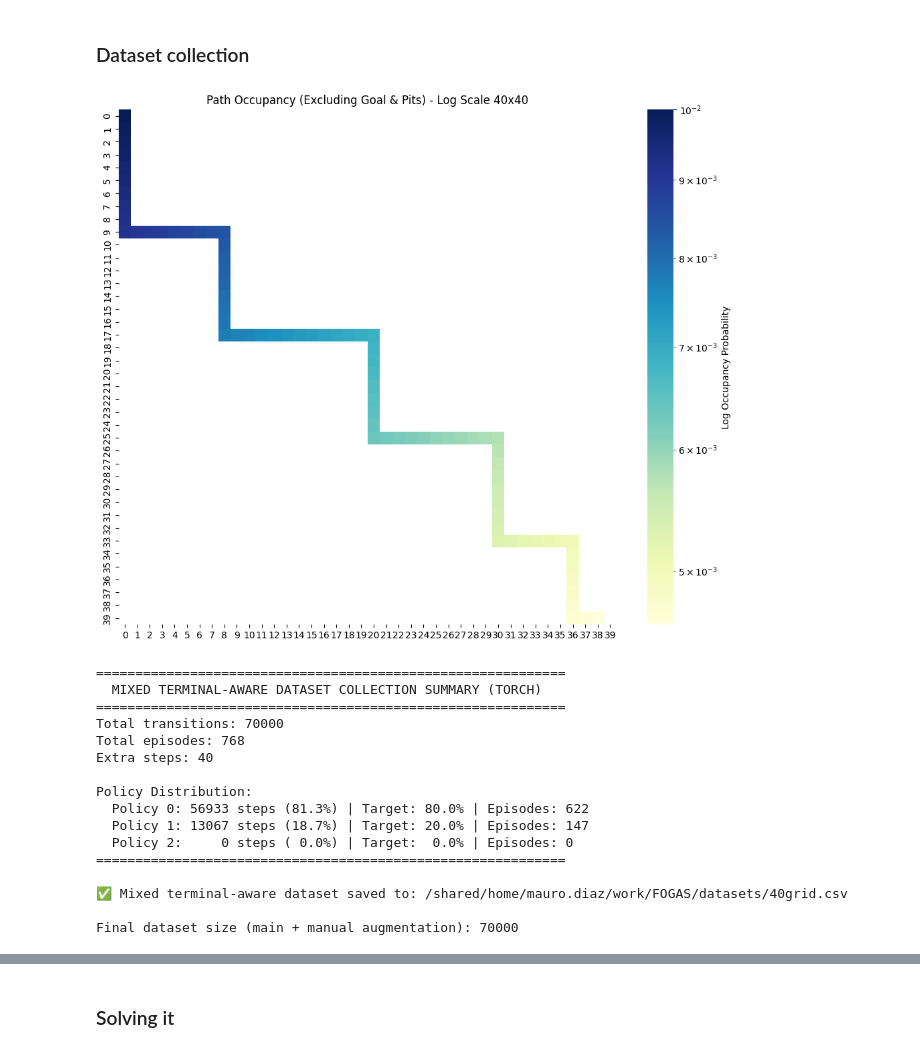
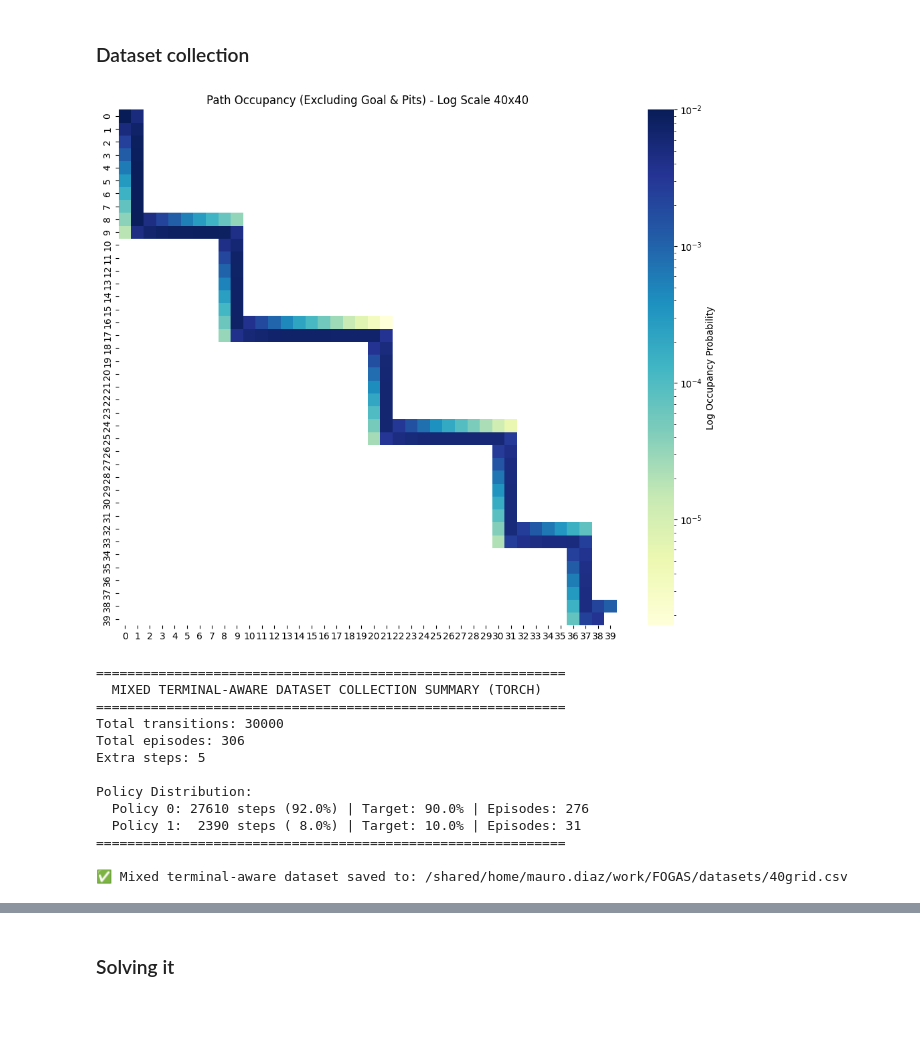
Before and after one commit to maaurod/FOGAS, a Jupyter notebook: testing_vectorized/40grid_opt.ipynb, the cells around one changed output, grey strips where cells are left out. Cells and saved outputs as stored; diff of their text form; code cells hidden in the pictures; blank space fills up the shorter version.

```diff
--- a/testing_vectorized/40grid_opt.ipynb
+++ b/testing_vectorized/40grid_opt.ipynb
@@ -625,9 +790,9 @@ actions_40 = torch.arange(4, dtype=torch.int64)
 mdp_40 = PolicySolver(
     states=states_40,
     actions=actions_40,
-    phi=phi_40_fixed,          # The rigorously aligned feature map
+    phi=phi_40_fixed,
     reward_fn=mdp_data_40["reward_fn"],
-    gamma=mdp_data_40["gamma"],
+    gamma=0.99,
     x0=mdp_data_40["start"],
     P=mdp_data_40["P"]
 )
@@ -697,32 +832,33 @@ plot_grid_with_centers(grid_data=grid_40, centers=fixed_centers)
 # %% [markdown]
 ### Dataset collection
 # %%
-# 1. Get occupancy probabilities for the 40x40 MDP
-probs40 = mdp_40.state_mu_star.detach().cpu().numpy().copy()
+pi_rec = mdp_40.policy_from_optimal_q(mode="set", tie_eps=1e-10)
+mu_rec = mdp_40.occupancy_measure(pi_rec)
+probs40 = mu_rec.reshape(mdp_40.N, mdp_40.A).sum(dim=1).detach().cpu().numpy().copy()
 
 # 2. Mask the Goal/Pits (Terminal States) for better visual scaling
-# Uses the mdp_data_40 containing indices for the 40x40 grid
-terminal_indices_40 = list(mdp_data_40['pits']) + [mdp_data_40['goal']]
-for idx in terminal_indices_40:
+# Uses the mdp1_data containing indices for the 100x100 grid
+terminal_indices1 = list(mdp_data_40['pits']) + [mdp_data_40['goal']]
+for idx in terminal_indices1:
     probs40[idx] = 0.0
 
 # 3. Reshape using the new grid size
-grid_size_40 = 40  # matches size_40
-occupancy_grid_40 = probs40.reshape(grid_size_40, grid_size_40)
+grid_size1 = 40
+occupancy_grid1 = probs40.reshape(grid_size1, grid_size1)
 
 # 4. Plot with Log Normalization
 plt.figure(figsize=(12, 10))
 sns.heatmap(
-    occupancy_grid_40,
+    occupancy_grid1,
     cmap="YlGnBu",
     norm=LogNorm(
         vmin=probs40[probs40 > 0].min() if any(probs40 > 0) else 1e-6,
         vmax=probs40.max()
     ),
     cbar_kws={'label': 'Log Occupancy Probability'}
 )
 
-plt.title(f"Path Occupancy (Excluding Goal & Pits) - Log Scale {grid_size_40}x{grid_size_40}")
+plt.title(f"Path Occupancy (Excluding Goal & Pits) - Log Scale {grid_size1}x{grid_size1}")
 plt.show()
 # %% [output]
-[figure, old version]
+[figure, new version]
@@ -768,45 +865,41 @@ print(f"\nFinal dataset size (main + manual augmentation): {len(df_40)}")
 # %%
-reset_options_40 = {
-    'x0': 0.2,
-    'occupancy': 0.8
+reset_options1 = {
+    'x0': 1.0,
+    'occupancy': 0.0
 }
 
-collector40 = EnvDataCollector(
+# Initialize the collector for the 20x20 grid
+collector1 = EnvDataCollector(
     mdp=mdp_40,
     env_name="40grid",
     restricted_states=mdp_data_40["walls"],
-    reset_probs=reset_options_40,
-    max_steps=200
+    reset_probs=reset_options1,
+    max_steps=100
 )
 
-epsilon_policy_40 = (mdp_40.pi_star, 0.0)
-epsilon_policy_new_40 = (parallel_pi_star, 0.0)
+# Behavior policy: 70% optimal, 30% random
+epsilon_policy1 = (pi_rec, 0.3)
 
-df_40 = collector40.collect_mixed_dataset_terminal_aware(
-    policies=[epsilon_policy_40, epsilon_policy_new_40, "random"],
-    proportions=[0.8, 0.2, 0.0],
-    n_steps=70000,
+# 3. Use it in your data collector
+df_40 = collector1.collect_mixed_dataset_terminal_aware(
+    policies=[epsilon_policy1, "random"],
+    proportions=[0.9, 0.1],
+    n_steps=30000,
     episode_based=True,
     save_path=str(DATASET_PATH1),
     verbose=True,
-    extra_steps=40
 )
-
-print(f"\nFinal dataset size (main + manual augmentation): {len(df_40)}")
 # %% [output]
 ============================================================
   MIXED TERMINAL-AWARE DATASET COLLECTION SUMMARY (TORCH)
 ============================================================
-Total transitions: 70000
-Total episodes: 768
-Extra steps: 40
+Total transitions: 30000
+Total episodes: 306
+Extra steps: 5
 
 Policy Distribution:
-  Policy 0: 56933 steps (81.3%) | Target: 80.0% | Episodes: 622
-  Policy 1: 13067 steps (18.7%) | Target: 20.0% | Episodes: 147
-  Policy 2:     0 steps ( 0.0%) | Target:  0.0% | Episodes: 0
+  Policy 0: 27610 steps (92.0%) | Target: 90.0% | Episodes: 276
+  Policy 1:  2390 steps ( 8.0%) | Target: 10.0% | Episodes: 31
 ============================================================
 
 ✅ Mixed terminal-aware dataset saved to: /shared/home/mauro.diaz/work/FOGAS/datasets/40grid.csv
-
-Final dataset size (main + manual augmentation): 70000
```
Also changed, not shown: parts of 32 cells of this notebook, 4 other files.
